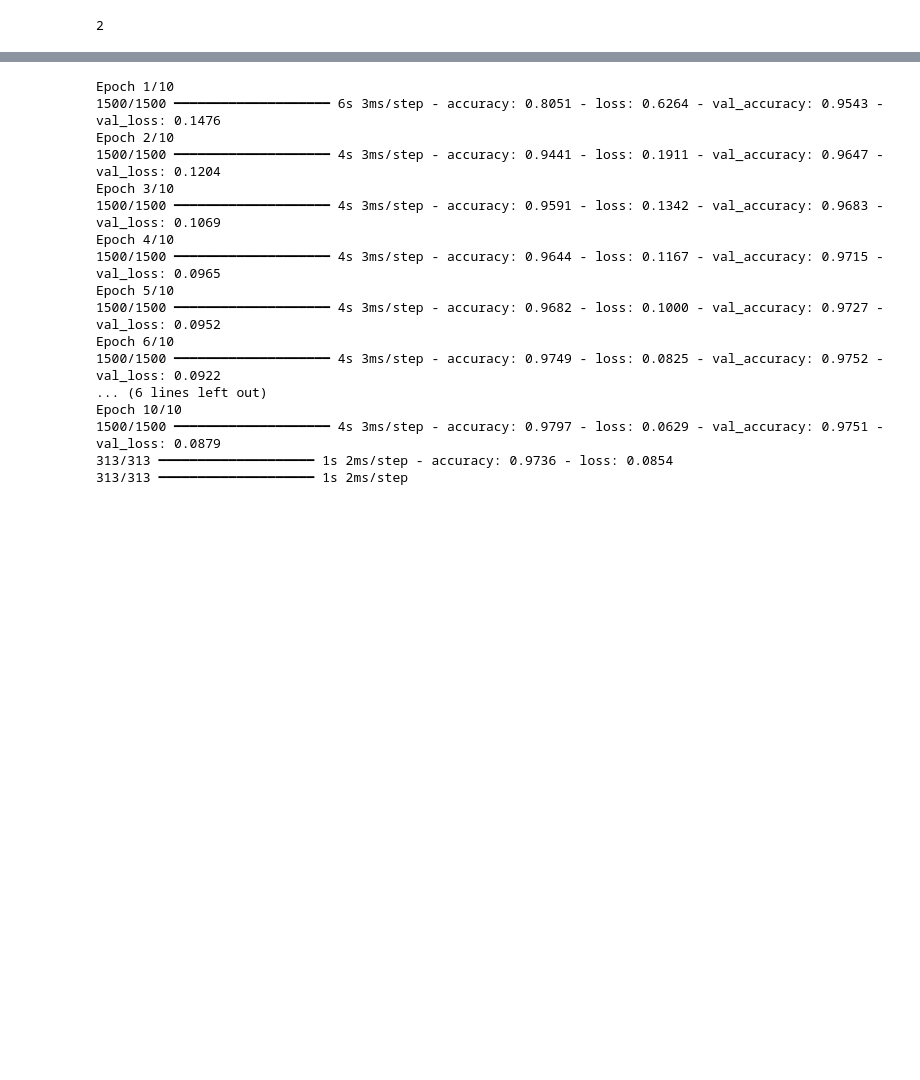
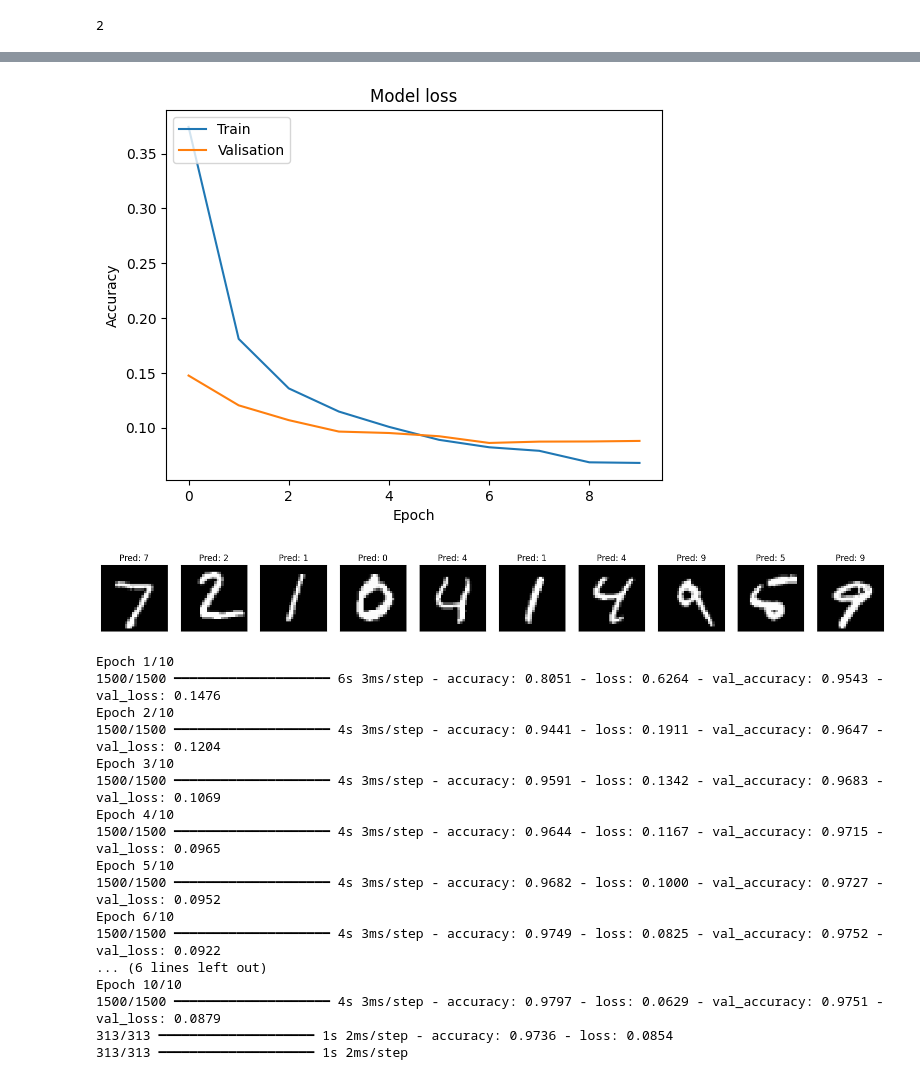
Before and after one commit to mikist23/python_projects, a Jupyter notebook: deep_learning_digit_recognition.ipynb, the cells around one changed output, grey strips where cells are left out. Cells and saved outputs as stored; diff of their text form; code cells hidden in the pictures; blank space fills up the shorter version.

Commit message:
Summarize history for accuracy

```diff
--- a/deep_learning_digit_recognition.ipynb
+++ b/deep_learning_digit_recognition.ipynb
@@ -66,9 +66,9 @@ early_stopping = keras.callbacks.EarlyStopping(
     restore_best_weights = True
 )
 # %%
-hisory = model.fit(
+history = model.fit(
     X_train_flatten, y_train,
-    epochs = 100,
+    epochs = 10,
     callbacks = [early_stopping]
 )
 # %% [output]
@@ -143,3 +155,31 @@ plt.show()
+# %%
+plt.plot(history.history['loss'])
+plt.plot(history.history['val_loss'])
+plt.title("Model loss")
+plt.ylabel('Accuracy')
+plt.xlabel('Epoch')
+plt.legend(['Train','Valisation'], loc = 'upper left')
+plt.show()
+# %% [output]
+[figure, added]
+# %%
+import matplotlib.pyplot as plt
+
+# Assuming y_pred_labels contains the predicted labels
+y_pred_labels = np.argmax(y_pred, axis=1)
+
+# Plotting 10 images from the test set with their predictions
+fig, axes = plt.subplots(ncols=10, sharex=False, sharey=True, figsize=(20, 4))
+
+for i in range(10):
+    axes[i].set_title(f"Pred: {y_pred_labels[i]}")
+    axes[i].imshow(X_test[i], cmap='gray')
+    axes[i].get_xaxis().set_visible(False)
+    axes[i].get_yaxis().set_visible(False)
+
+plt.show()
+# %% [output]
+[figure, added]
 # %%
 import tensorflow as tf
 from tensorflow import keras
```
Also changed, not shown: parts of 5 cells of this notebook.
